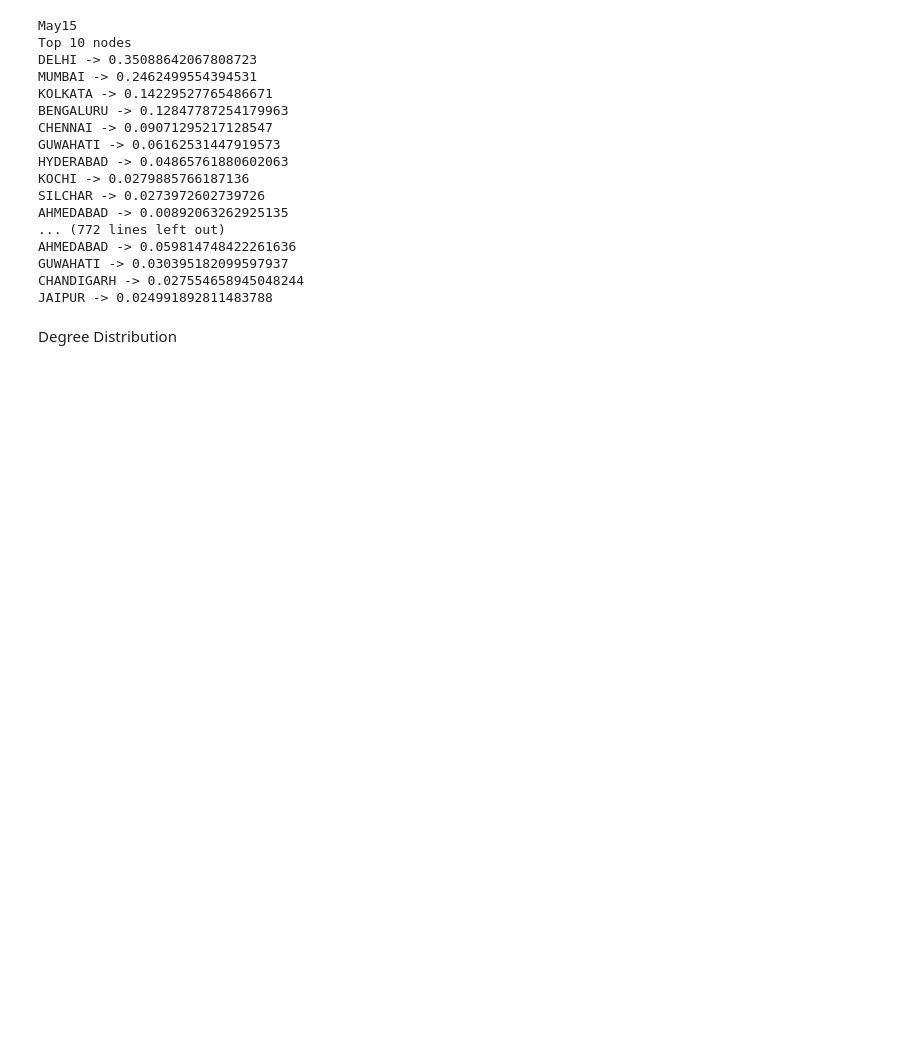
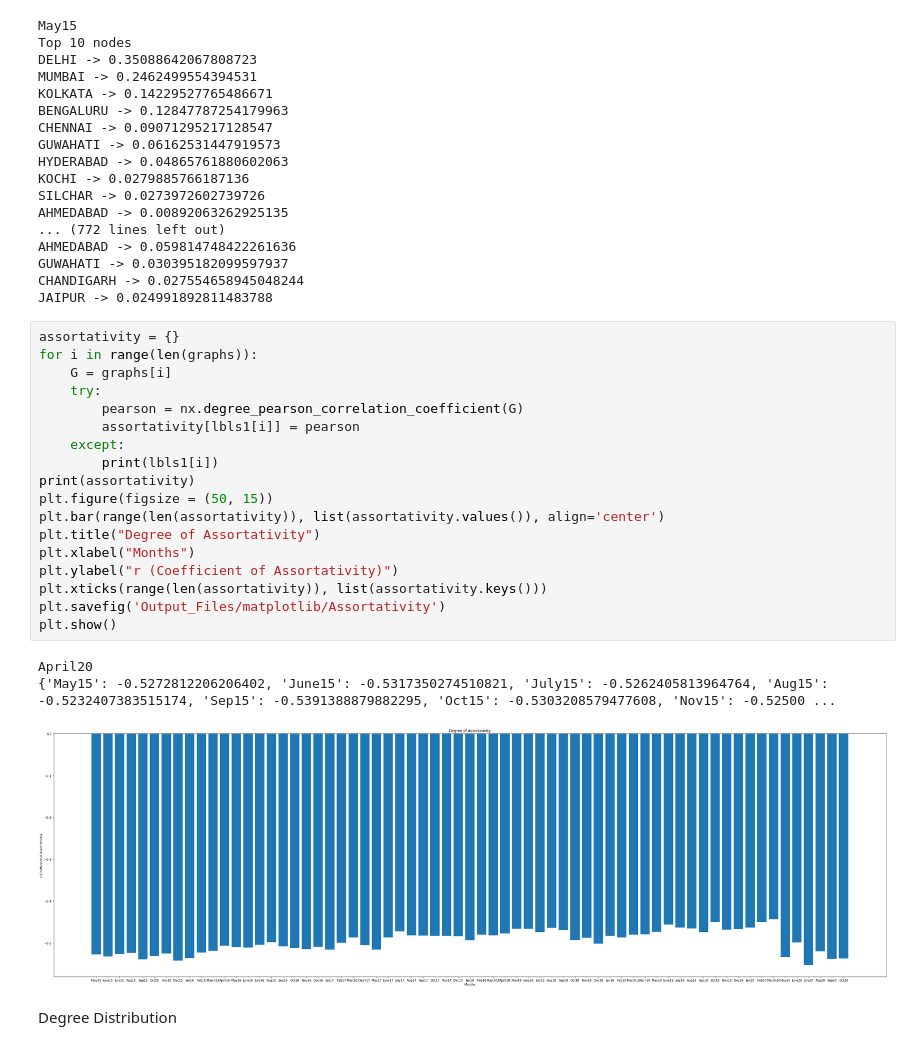
Before and after one commit to mbasil09/Analysis-of-Transport-Network, a Jupyter notebook: Script.ipynb, the cells around one changed output. Saved outputs shown, nothing was run; the diff lists cells and outputs as text; blank space fills up the shorter version.

Commit message:
assortativity

```diff
--- a/Script.ipynb
+++ b/Script.ipynb
@@ -283,6 +283,28 @@ AHMEDABAD -> 0.059814748422261636
 GUWAHATI -> 0.030395182099597937
 CHANDIGARH -> 0.027554658945048244
 JAIPUR -> 0.024991892811483788
+# %%
+assortativity = {}
+for i in range(len(graphs)):
+    G = graphs[i]
+    try:
+        pearson = nx.degree_pearson_correlation_coefficient(G)
+        assortativity[lbls1[i]] = pearson
+    except:
+        print(lbls1[i])
+print(assortativity)
+plt.figure(figsize = (50, 15))
+plt.bar(range(len(assortativity)), list(assortativity.values()), align='center')
+plt.title("Degree of Assortativity")
+plt.xlabel("Months")
+plt.ylabel("r (Coefficient of Assortativity)")
+plt.xticks(range(len(assortativity)), list(assortativity.keys()))
+plt.savefig('Output_Files/matplotlib/Assortativity')
+plt.show()
+# %% [output]
+April20
+{'May15': -0.5272812206206402, 'June15': -0.5317350274510821, 'July15': -0.5262405813964764, 'Aug15': -0.5232407383515174, 'Sep15': -0.5391388879882295, 'Oct15': -0.5303208579477608, 'Nov15': -0.52500 ...
+[figure, added]
 # %% [markdown]
 Degree Distribution
 # %%
```
Also changed, not shown: 3 other files.
